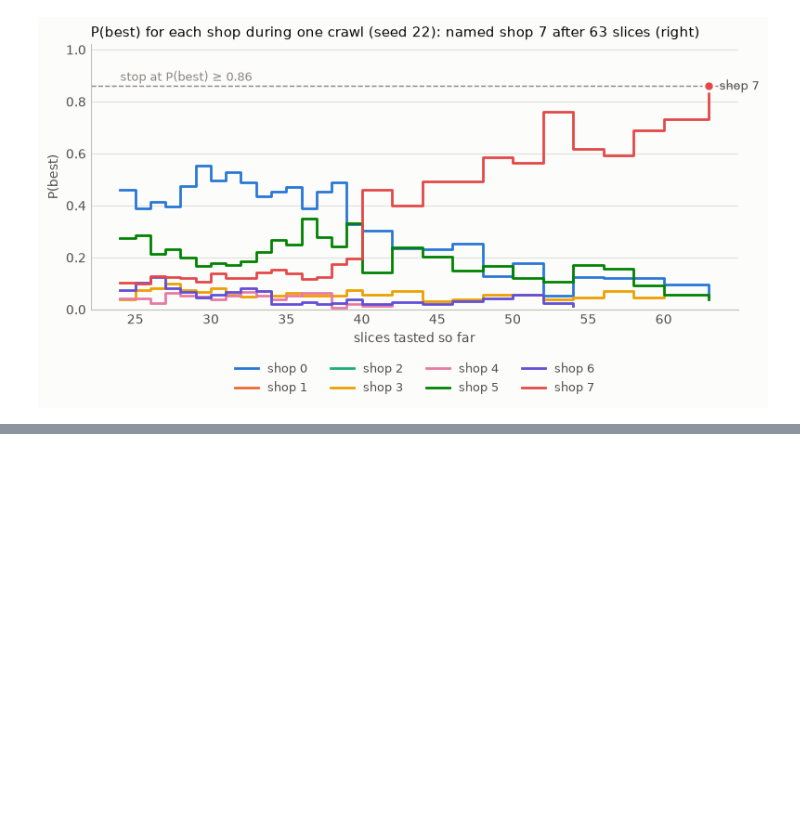
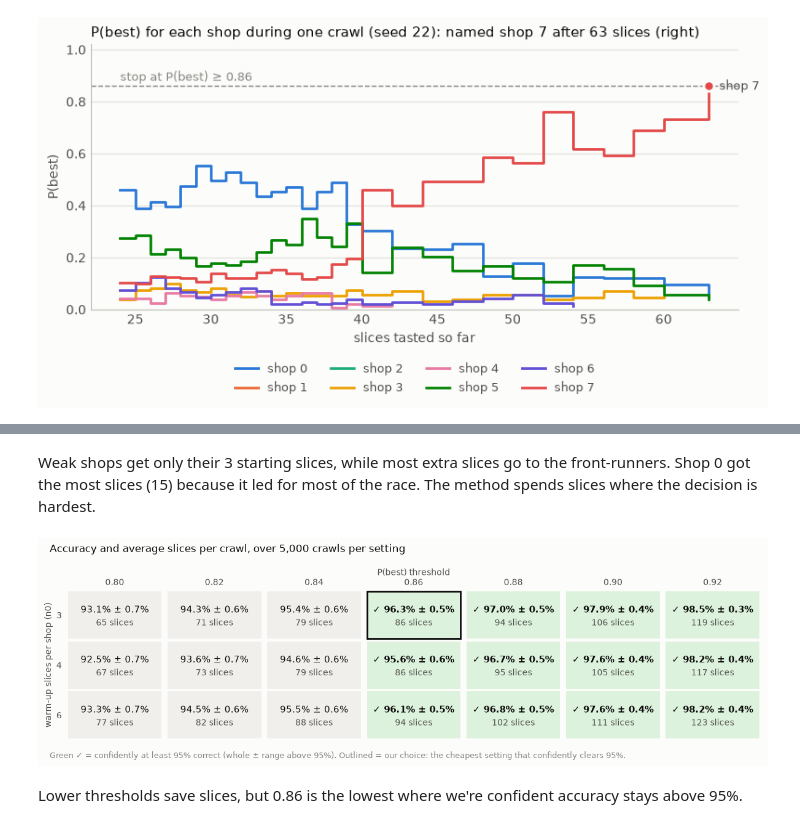
Before and after one commit to emmagershman/DS4400-PizzaSlice-Puzzle, a Jupyter notebook: slice_stud_higger.ipynb, the cells around one changed output, grey strips where cells are left out. Drawn from its saved outputs; the diff is of its cells as text; code cells hidden in the pictures; blank space fills up the shorter version.

```diff
--- a/slice_stud_higger.ipynb
+++ b/slice_stud_higger.ipynb
@@ -82,0 +99,8 @@ plot_pbest(seed=22)   # one close race: P(best) of each shop as slices are taste
+# %% [markdown]
+Weak shops get only their 3 starting slices, while most extra slices go to the front-runners. Shop 0 got the most slices (15) because it led for most of the race. The method spends slices where the decision is hardest.
+# %%
+plot_grid_table()     # why n0=3, 0.86: reads grid_results.csv (made by run_grid(), ~20 min)
+# %% [output]
+[figure, added]
+# %% [markdown]
+Lower thresholds save slices, but 0.86 is the lowest where we're confident accuracy stays above 95%.
```
Also changed, not shown: parts of 6 cells of this notebook, 2 other files.
